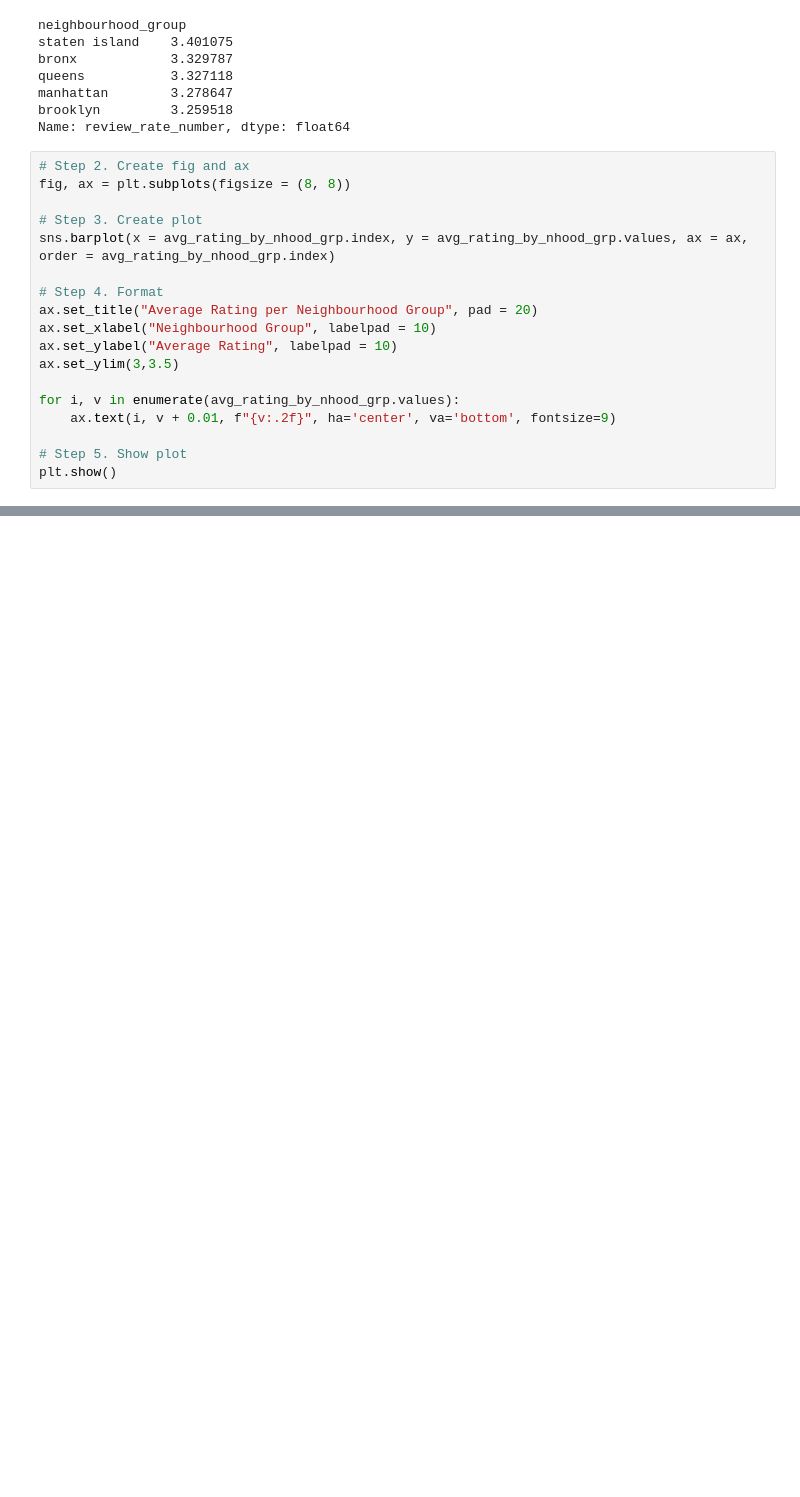
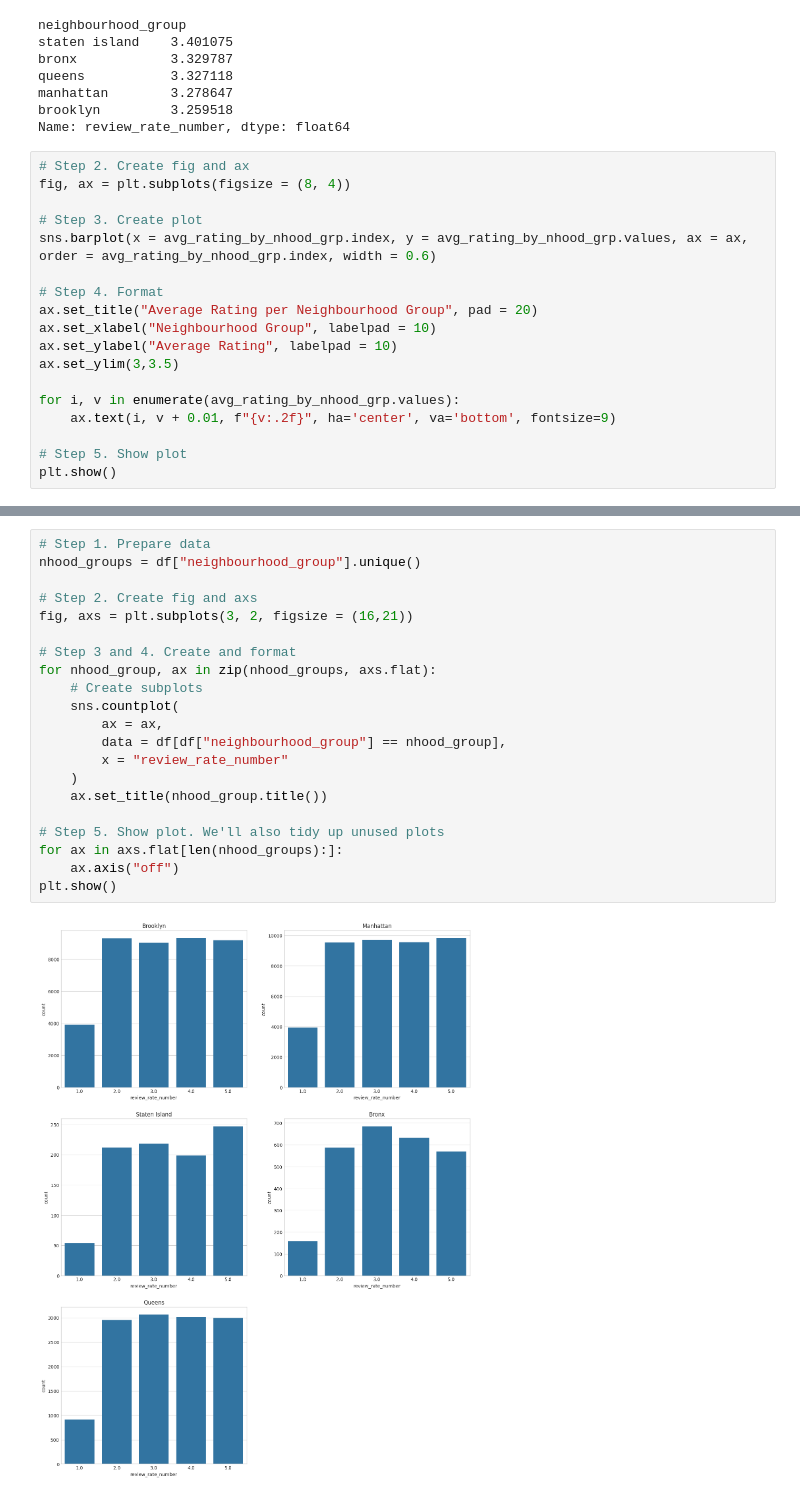
Before and after one commit to mg-ds-portfolio/prj_open_airbnb_data_viz, a Jupyter notebook: notebooks/prj_open_air_bnb_data_viz.ipynb, the cells around one changed output, grey strips where cells are left out. Cells and saved outputs as stored; diff of their text form; blank space fills up the shorter version.

```diff
--- a/notebooks/prj_open_air_bnb_data_viz.ipynb
+++ b/notebooks/prj_open_air_bnb_data_viz.ipynb
@@ -321,10 +322,10 @@ brooklyn         3.259518
 Name: review_rate_number, dtype: float64
 # %%
 # Step 2. Create fig and ax
-fig, ax = plt.subplots(figsize = (8, 8))
+fig, ax = plt.subplots(figsize = (8, 4))
 
 # Step 3. Create plot
-sns.barplot(x = avg_rating_by_nhood_grp.index, y = avg_rating_by_nhood_grp.values, ax = ax, order = avg_rating_by_nhood_grp.index)
+sns.barplot(x = avg_rating_by_nhood_grp.index, y = avg_rating_by_nhood_grp.values, ax = ax, order = avg_rating_by_nhood_grp.index, width = 0.6)
 
 # Step 4. Format
 ax.set_title("Average Rating per Neighbourhood Group", pad = 20)
@@ -341,0 +349,23 @@ plt.show()
+# %%
+# Step 1. Prepare data
+nhood_groups = df["neighbourhood_group"].unique()
+
+# Step 2. Create fig and axs
+fig, axs = plt.subplots(3, 2, figsize = (16,21))
+
+# Step 3 and 4. Create and format
+for nhood_group, ax in zip(nhood_groups, axs.flat):
+    # Create subplots
+    sns.countplot(
+        ax = ax,
+        data = df[df["neighbourhood_group"] == nhood_group],
+        x = "review_rate_number"
+    )
+    ax.set_title(nhood_group.title())
+
+# Step 5. Show plot. We'll also tidy up unused plots
+for ax in axs.flat[len(nhood_groups):]:
+    ax.axis("off")
+plt.show()
+# %% [output]
+[figure, added]
```
Also changed, not shown: parts of 15 cells of this notebook.
